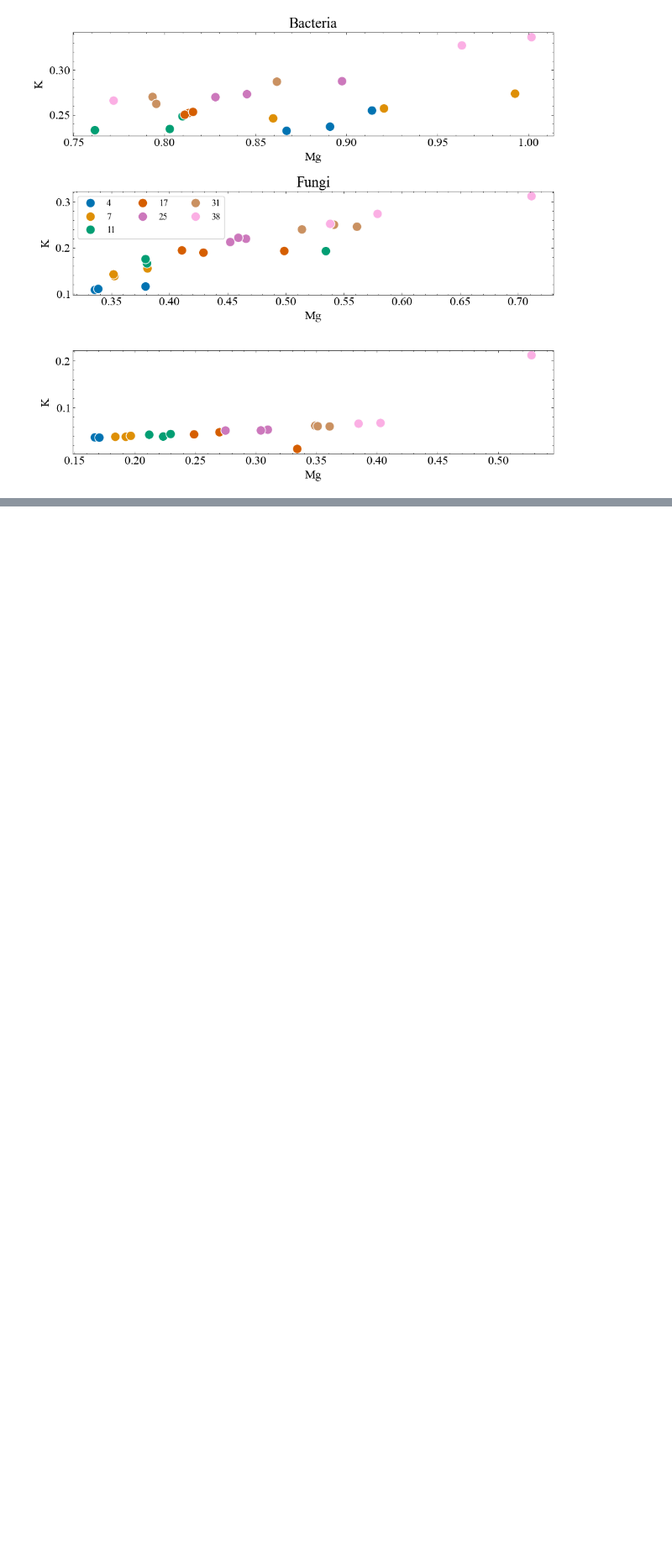
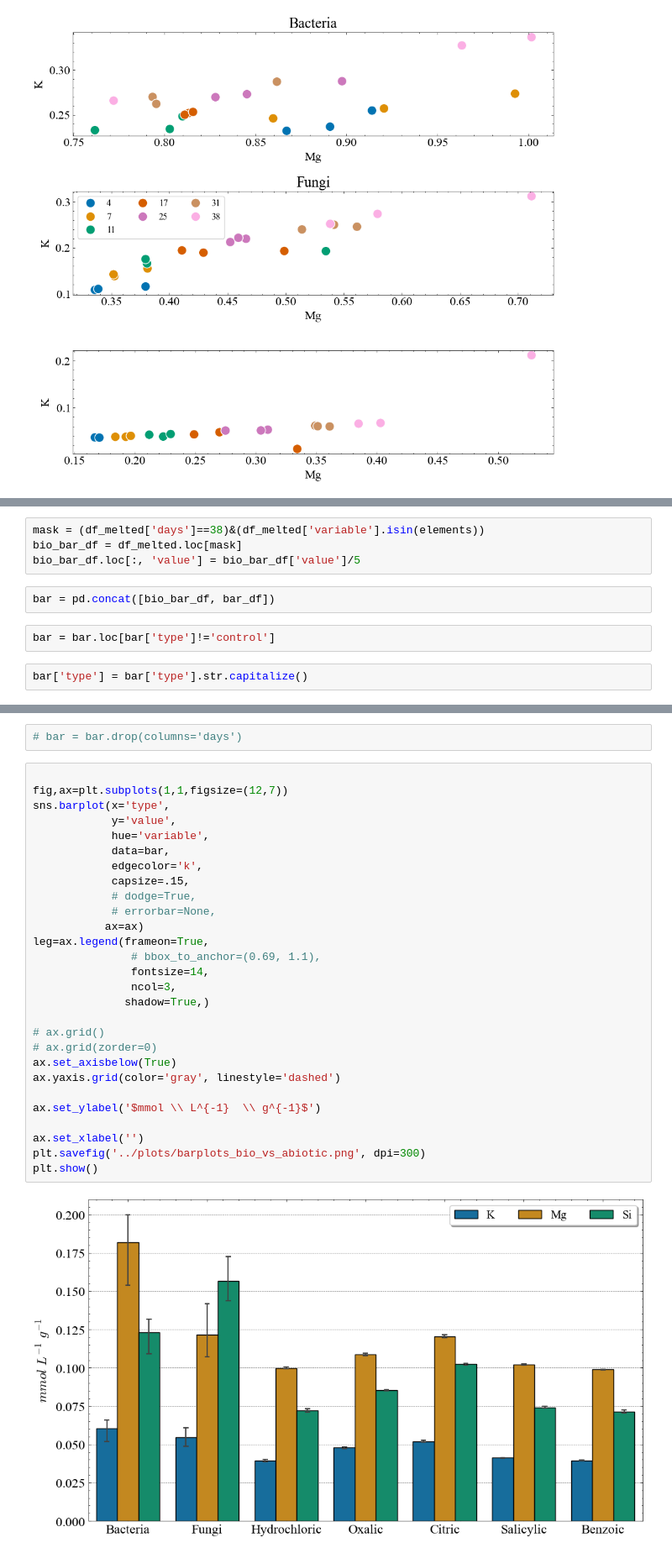
Before and after one commit to mishagrol/clay_minerals, a Jupyter notebook: notebooks/PlotsBioImpact.ipynb, the cells around one changed output, grey strips where cells are left out. Shown at 84% size. Cells and saved outputs as stored; diff of their text form; blank space fills up the shorter version.

Commit message:
add: Plots

```diff
--- a/notebooks/PlotsBioImpact.ipynb
+++ b/notebooks/PlotsBioImpact.ipynb
@@ -524,0 +596,10 @@ fig.tight_layout()
+# %%
+mask = (df_melted['days']==38)&(df_melted['variable'].isin(elements))
+bio_bar_df = df_melted.loc[mask]
+bio_bar_df.loc[:, 'value'] = bio_bar_df['value']/5
+# %%
+bar = pd.concat([bio_bar_df, bar_df])
+# %%
+bar = bar.loc[bar['type']!='control']
+# %%
+bar['type'] = bar['type'].str.capitalize()
@@ -524,0 +612,32 @@ fig.tight_layout()
+# %%
+# bar = bar.drop(columns='days')
+# %%
+
+fig,ax=plt.subplots(1,1,figsize=(12,7))
+sns.barplot(x='type',
+            y='value',
+            hue='variable',
+            data=bar,
+            edgecolor='k',
+            capsize=.15,
+            # dodge=True,
+            # errorbar=None,
+           ax=ax)
+leg=ax.legend(frameon=True,
+               # bbox_to_anchor=(0.69, 1.1),
+               fontsize=14,
+               ncol=3,
+              shadow=True,)
+
+# ax.grid()
+# ax.grid(zorder=0)
+ax.set_axisbelow(True)
+ax.yaxis.grid(color='gray', linestyle='dashed')
+
+ax.set_ylabel('$mmol \\ L^{-1}  \\ g^{-1}$')
+
+ax.set_xlabel('')
+plt.savefig('../plots/barplots_bio_vs_abiotic.png', dpi=300)
+plt.show()
+# %% [output]
+[figure, added]
```
Also changed, not shown: parts of 6 cells of this notebook, 1 other file.
